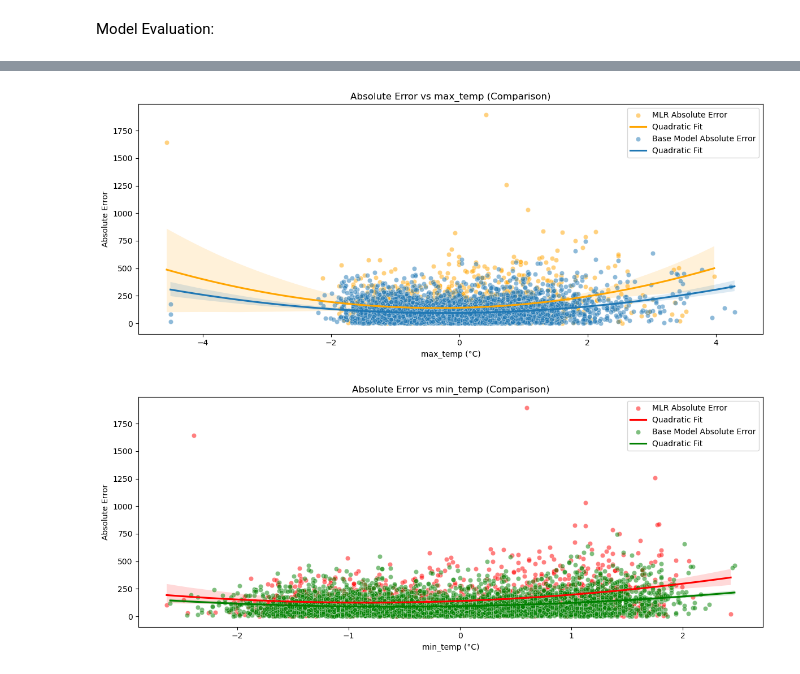
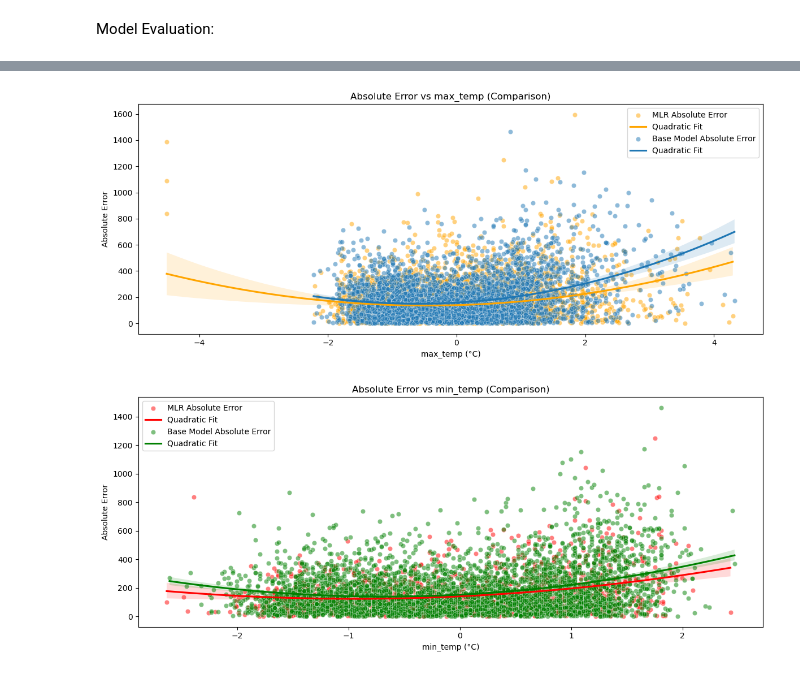
Before and after one commit to t-frank-unsw/zzsc9020-teamc, a Jupyter notebook: LizMLR.ipynb, the cells around one changed output, grey strips where cells are left out. Cells and saved outputs as stored; diff of their text form; code cells hidden in the pictures.

```diff
--- a/LizMLR.ipynb
+++ b/LizMLR.ipynb
@@ -162,8 +163,8 @@ df_merged = df_merged.set_index('DATETIME')
 
 df_daily = df_merged.resample('D').agg({
     'TEMPERATURE': ['min', 'max', 'mean'],
-    'FORECASTDEMAND': 'mean',
-    'TOTALDEMAND': 'mean'
+    'FORECASTDEMAND': ['min', 'max', 'mean'],
+    'TOTALDEMAND': ['min', 'max', 'mean']
 })
 
 # Create binary features for extreme temperature events
@@ -676,3 +741,10 @@ Model Evaluation:
+# %%
+# Assign full dataset
+X_poly2 = poly2.fit_transform(X)
+
+
+# Make predictions
+y_pred_full = poly2_lasso.predict(X_poly2)
 # %%
 # Calculate Improvement from Base Model Performance
 
@@ -721,15 +804,15 @@ R² improvement: 7738.496 (-100.0%)
 
 df_daily.replace([np.inf, -np.inf], np.nan).dropna()
 
-residuals = y_test - y_pred5
+residuals = y - y_pred_full
 absolute_error = abs(residuals)
 
-x1_test = pd.DataFrame(X_poly2_test, columns=feature_names, index=X_test.index)
+#x1_test = pd.DataFrame(X, columns=feature_names, index=X_test.index)
 
-x1_max = x1_test['temp_max']
+x1_max = X['temp_max']
 y1 = np.asarray(absolute_error).flatten()
 x2_max = df_daily['TEMPERATURE']['max']
-y2 = np.asarray(abs(df_daily['TOTALDEMAND'] - df_daily['FORECASTDEMAND'])).flatten()
+y2 = np.asarray(abs(df_daily['TOTALDEMAND']['max'] - df_daily['FORECASTDEMAND']['max'])).flatten()
 
 
 # Standardize x
@@ -777,37 +860,37 @@ x1_test = pd.DataFrame(X_poly2_test, columns=feature_names, index=X_test.index)
 x1_min = x1_test['temp_min']
 y1 = np.asarray(absolute_error).flatten()
 x2_min = df_daily['TEMPERATURE']['min']
-y2 = np.asarray(abs(df_daily['TOTALDEMAND'] - df_daily['FORECASTDEMAND'])).flatten()
+y2 = np.asarray(abs(df_daily['TOTALDEMAND']['max'] - df_daily['FORECASTDEMAND']['max'])).flatten()
 
 # Standardize x
 x1_min_mean = x1_min.mean()
 x1_min_std = x1_min.std() or 1.0  # Avoid division by zero
 x1_min_scaled = (x1_min - x1_min_mean) / x1_min_std
 x1_min_flat = np.asarray(x1_min_scaled).flatten()
 
 x2_min_mean = x2_min.mean()
 x2_min_std = x2_min.std() or 1.0  # Avoid division by zero
 x2_min_scaled = (x2_min - x2_min_mean) / x2_min_std
 x2_min_flat = np.asarray(x2_min_scaled).flatten()
 
 # Plot both datasets
 plt.figure(figsize=(12, 5))
 
 # MLR error versus temp_min
 sns.scatterplot(x=x1_min_flat, y=y1, alpha=0.5, label='MLR Absolute Error', color='red')
 sns.regplot(x=x1_min_flat, y=y1, scatter=False, order=2, label='Quadratic Fit', color='red')  # quadratic fit
 
 # Forecast demand error versus temp_min
 sns.scatterplot(x=x2_min_flat, y=y2, alpha=0.5, label='Base Model Absolute Error', color='green')
 sns.regplot(x=x2_min_flat, y=y2, scatter=False, order=2, label='Quadratic Fit', color='green')  # quadratic fit
 
 # Labels and legend
 plt.title("Absolute Error vs min_temp (Comparison)")
 plt.xlabel("min_temp (°C)")
 plt.ylabel("Absolute Error")
 plt.legend()
 plt.tight_layout()
 plt.show()
 # %% [output]
-[figure, old version]
+[figure, new version]
-[figure, old version]
+[figure, new version]
```
Also changed, not shown: parts of 13 cells of this notebook.
